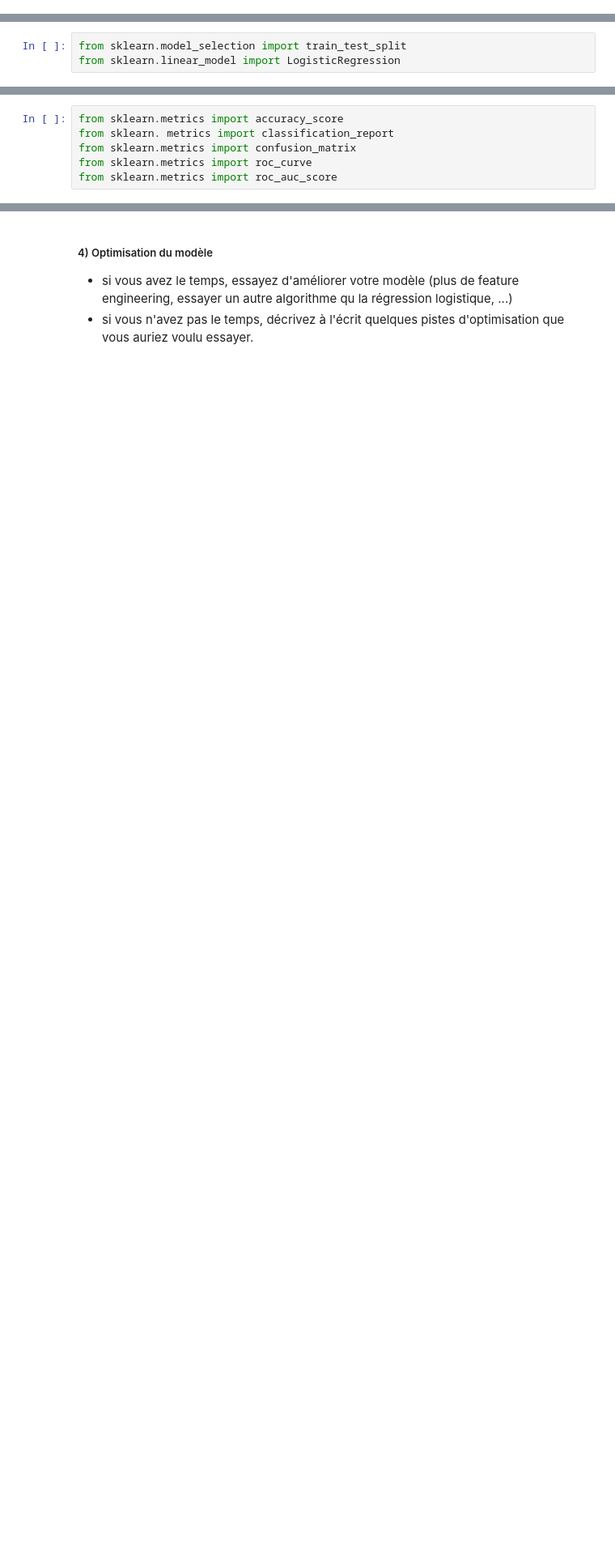
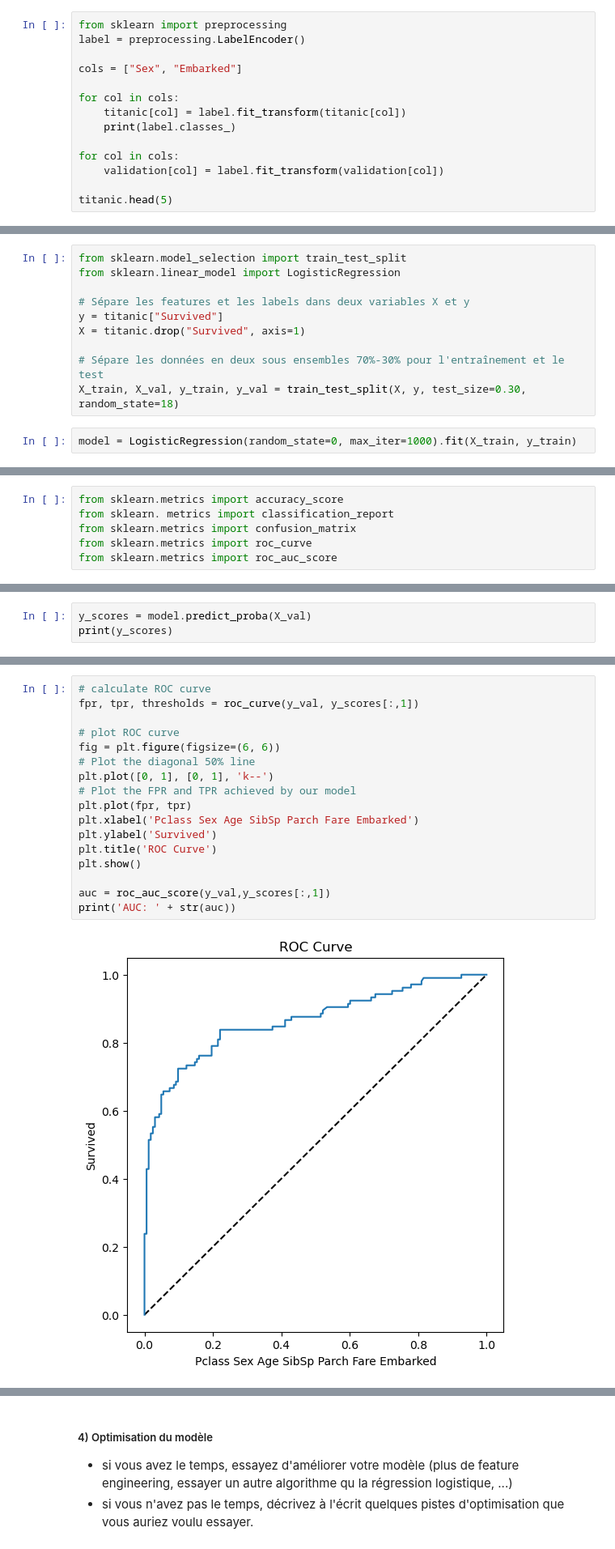
Before and after one commit to arnaudlagarde/ml-basics, a Jupyter notebook: TD_Classification.ipynb, the cells around one changed output, grey strips where cells are left out. Shown at 81% size. Drawn from its saved outputs; the diff is of its cells as text; blank space fills up the shorter version.

```diff
--- a/TD_Classification.ipynb
+++ b/TD_Classification.ipynb
@@ -66,0 +108,14 @@ dtype: object
+# %%
+from sklearn import preprocessing
+label = preprocessing.LabelEncoder()
+
+cols = ["Sex", "Embarked"]
+
+for col in cols:
+    titanic[col] = label.fit_transform(titanic[col])
+    print(label.classes_)
+
+for col in cols:
+    validation[col] = label.fit_transform(validation[col])
+
+titanic.head(5)
@@ -73,6 +137,15 @@ dtype: object
 # %%
 from sklearn.model_selection import train_test_split
 from sklearn.linear_model import LogisticRegression
+
+# Sépare les features et les labels dans deux variables X et y
+y = titanic["Survived"]
+X = titanic.drop("Survived", axis=1)
+
+# Sépare les données en deux sous ensembles 70%-30% pour l'entraînement et le test
+X_train, X_val, y_train, y_val = train_test_split(X, y, test_size=0.30, random_state=18)
+# %%
+model = LogisticRegression(random_state=0, max_iter=1000).fit(X_train, y_train)
 # %% [markdown]
 ##### 3) Evaluer le modèle
 
@@ -89,0 +197,3 @@ from sklearn.metrics import roc_auc_score
+# %%
+y_scores = model.predict_proba(X_val)
+print(y_scores)
@@ -89,0 +218,19 @@ from sklearn.metrics import roc_auc_score
+# %%
+# calculate ROC curve
+fpr, tpr, thresholds = roc_curve(y_val, y_scores[:,1])
+
+# plot ROC curve
+fig = plt.figure(figsize=(6, 6))
+# Plot the diagonal 50% line
+plt.plot([0, 1], [0, 1], 'k--')
+# Plot the FPR and TPR achieved by our model
+plt.plot(fpr, tpr)
+plt.xlabel('Pclass Sex Age SibSp Parch Fare Embarked')
+plt.ylabel('Survived')
+plt.title('ROC Curve')
+plt.show()
+
+auc = roc_auc_score(y_val,y_scores[:,1])
+print('AUC: ' + str(auc))
+# %% [output]
+[figure, added]
```
Also changed, not shown: parts of 17 cells of this notebook.
